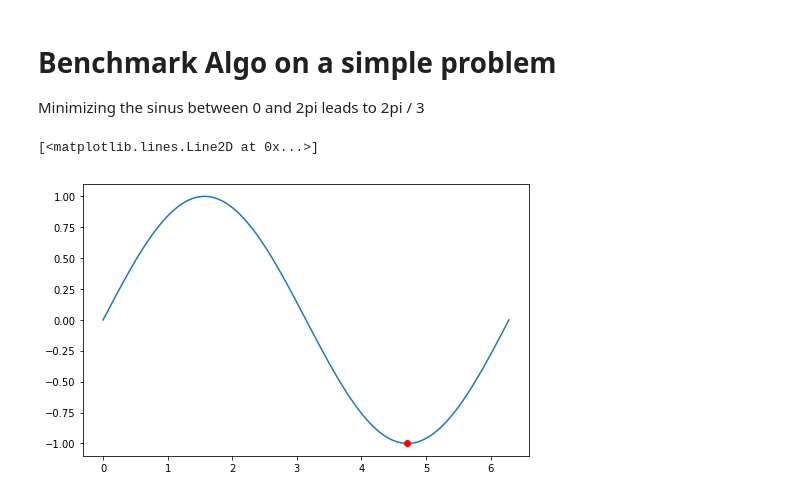
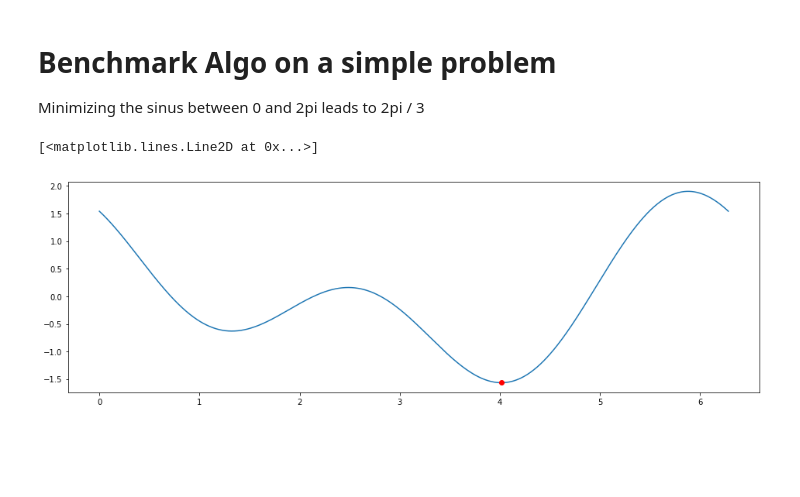
Before and after one commit to vthorey/benderopt, a Jupyter notebook: benchmark/benchmark_sinus.ipynb, the cells around one changed output. Saved outputs shown, nothing was run; the diff lists cells and outputs as text; code cells hidden in the pictures; blank space fills up the shorter version.

```diff
--- a/benchmark/benchmark_sinus.ipynb
+++ b/benchmark/benchmark_sinus.ipynb
@@ -21,18 +21,20 @@ optimization_problem = [
 
 
 def function_to_optimize(x):
-    return np.sin(x)
+    return np.cos(x) + np.cos(2 * x + 1)
 
-target = {"x": 3 * np.pi / 2}
+target = {"x": np.linspace(0, 2 * np.pi, 1000000)[
+    np.argmin([function_to_optimize(x) for x in np.linspace(0, 2 * np.pi, 1000000)])]
+}
 # %%
 # plot target function
 t = np.linspace(0, 2 * np.pi, 1000)
-plt.figure(figsize=(8, 5))
-plt.plot(t, np.sin(t))
-plt.plot([3 * np.pi / 2], [-1], "ro")
+plt.figure(figsize=(16, 5))
+plt.plot(t, function_to_optimize(t))
+plt.plot([target["x"]], [function_to_optimize(**target)], "ro")
 # %% [output]
 [<matplotlib.lines.Line2D at 0x...>]
-[figure, old version]
+[figure, new version]
 # %%
 seeds = list(range(15))
 
```
Also changed, not shown: parts of 4 cells of this notebook.
